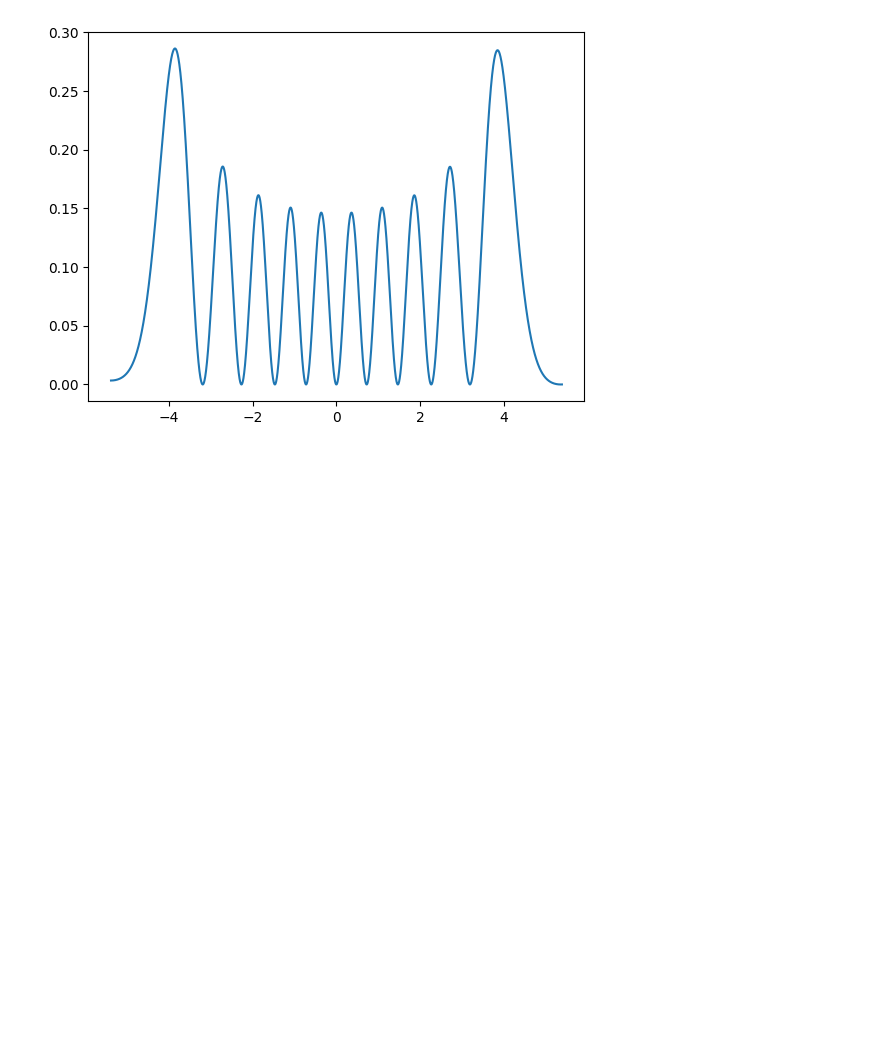
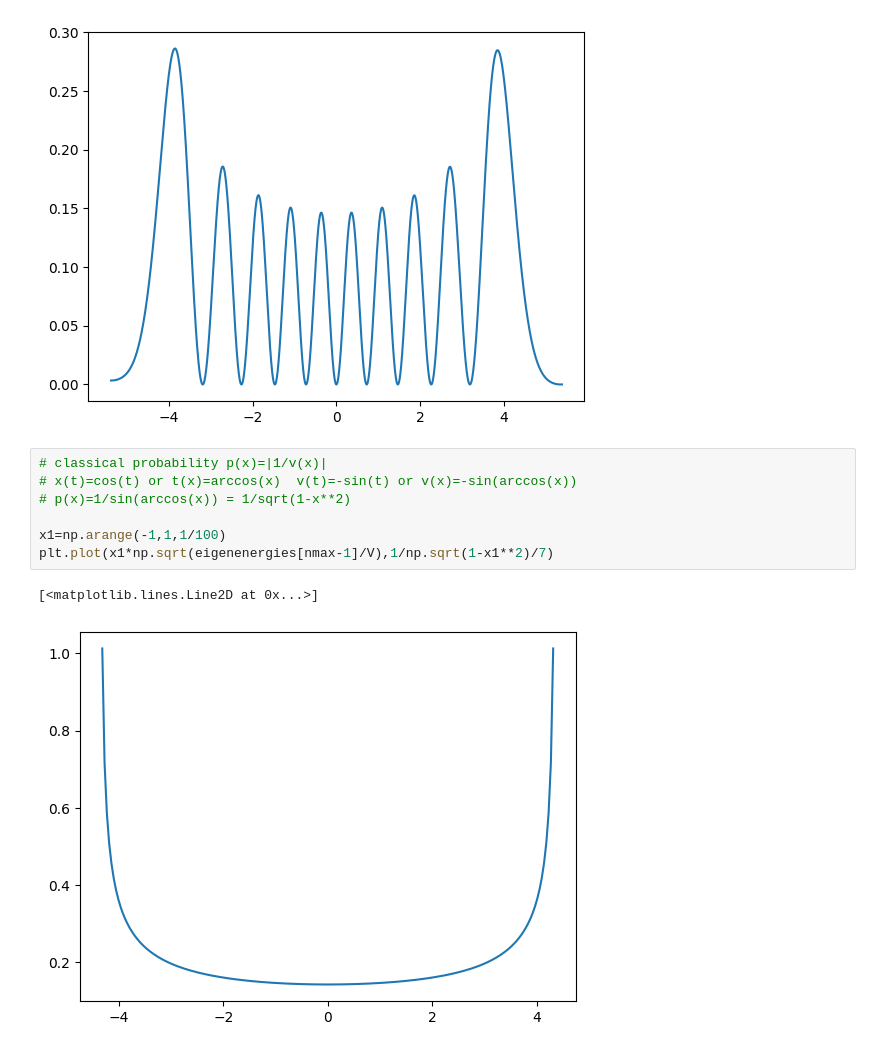
Before and after one commit to A-Hashemiann/Quantum_Information_Computation, a Jupyter notebook: Schrödinger/Harmonic_oscillator.ipynb, the cells around one changed output. Drawn from its saved outputs; the diff is of its cells as text; blank space fills up the shorter version.

```diff
--- a/Schrödinger/Harmonic_oscillator.ipynb
+++ b/Schrödinger/Harmonic_oscillator.ipynb
@@ -152,3 +152,13 @@ plt.plot(xvalues[nmax-1],np.square(eigenfunctions[nmax-1][0]))
 # %% [output]
 [<matplotlib.lines.Line2D at 0x...>]
 [figure]
+# %%
+# classical probability p(x)=|1/v(x)|
+# x(t)=cos(t) or t(x)=arccos(x)  v(t)=-sin(t) or v(x)=-sin(arccos(x))
+# p(x)=1/sin(arccos(x)) = 1/sqrt(1-x**2)
+
+x1=np.arange(-1,1,1/100)
+plt.plot(x1*np.sqrt(eigenenergies[nmax-1]/V),1/np.sqrt(1-x1**2)/7)
+# %% [output]
+[<matplotlib.lines.Line2D at 0x...>]
+[figure, added]
```
Also changed, not shown: parts of 1 cell of this notebook.
